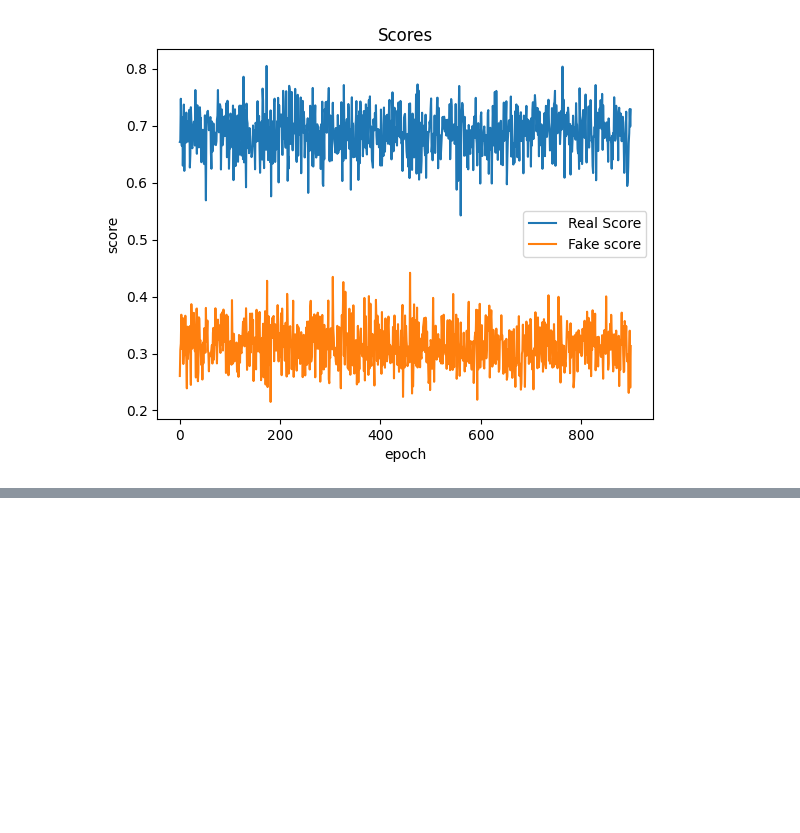
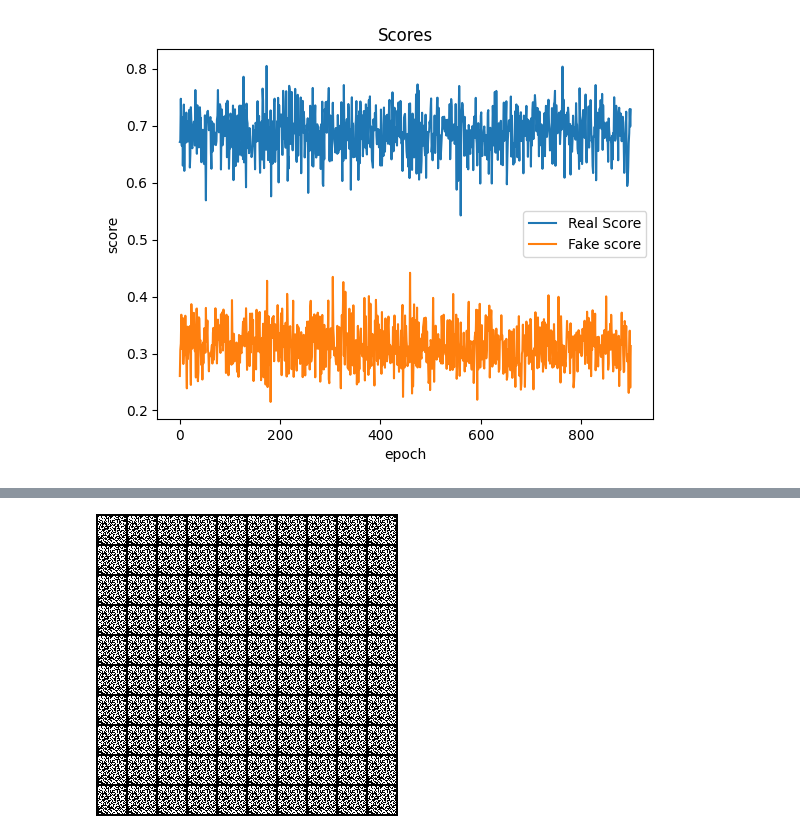
Before and after one commit to chriztopherton/DATA255, a Jupyter notebook: HW5/DATA255_HW5_Ton_Christopher.ipynb, the cells around one changed output, grey strips where cells are left out. Saved outputs shown, nothing was run; the diff lists cells and outputs as text; code cells hidden in the pictures; blank space fills up the shorter version.

```diff
--- a/HW5/DATA255_HW5_Ton_Christopher.ipynb
+++ b/HW5/DATA255_HW5_Ton_Christopher.ipynb
@@ -583,0 +728,4 @@ plt.title('Scores');
+# %%
+Image('./samples/LSGAN_fake_images-0200.png')
+# %% [output]
+[figure, added]
```
Also changed, not shown: parts of 11 cells of this notebook, 2 other files.
